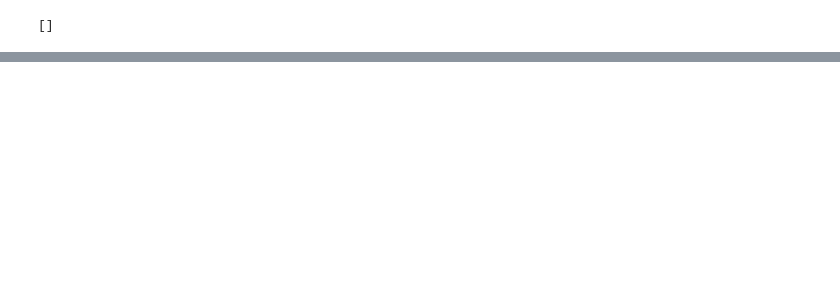
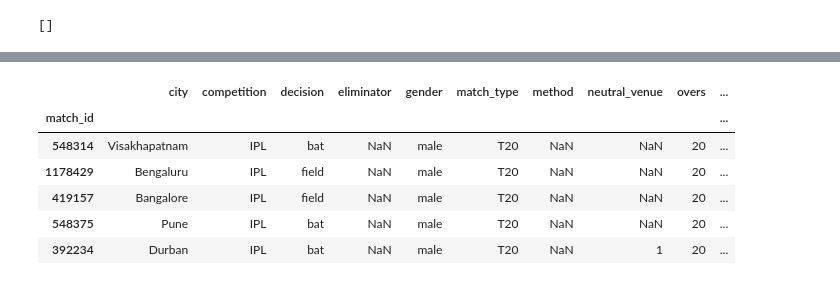
Before and after one commit to ravi-gopalan/ipl_analysis, a Jupyter notebook: ipl_analysis_yaml_data_processing.ipynb, the cells around one changed output, grey strips where cells are left out. Cells and saved outputs as stored; diff of their text form; code cells hidden in the pictures; blank space fills up the shorter version.

```diff
--- a/ipl_analysis_yaml_data_processing.ipynb
+++ b/ipl_analysis_yaml_data_processing.ipynb
@@ -334,0 +375,4 @@ df_ipl_summary.head()
+# %%
+df_ipl_summary['match_date'] = df_ipl_summary['dates'].str[0]
+df_ipl_summary['match_date'] = pd.to_datetime(df_ipl_summary['match_date'])
+df_ipl_summary.info()
@@ -334,0 +397,13 @@ df_ipl_summary.head()
+# %%
+df_ipl_summary['season'] = df_ipl_summary['match_date'].dt.year
+# %%
+df_ipl_summary.drop(columns=['dates'],axis=1,inplace=True)
+df_ipl_summary.head()
+# %% [output]
+|  | city | competition | decision | eliminator | gender | match_type | method | neutral_venue | overs | ... |
+| match_id |  |  |  |  |  |  |  |  |  | ... |
+| 548314 | Visakhapatnam | IPL | bat | NaN | male | T20 | NaN | NaN | 20 | ... |
+| 1178429 | Bengaluru | IPL | field | NaN | male | T20 | NaN | NaN | 20 | ... |
+| 419157 | Bangalore | IPL | field | NaN | male | T20 | NaN | NaN | 20 | ... |
+| 548375 | Pune | IPL | bat | NaN | male | T20 | NaN | NaN | 20 | ... |
+| 392234 | Durban | IPL | bat | NaN | male | T20 | NaN | 1 | 20 | ... |
```
Also changed, not shown: parts of 33 cells of this notebook.
